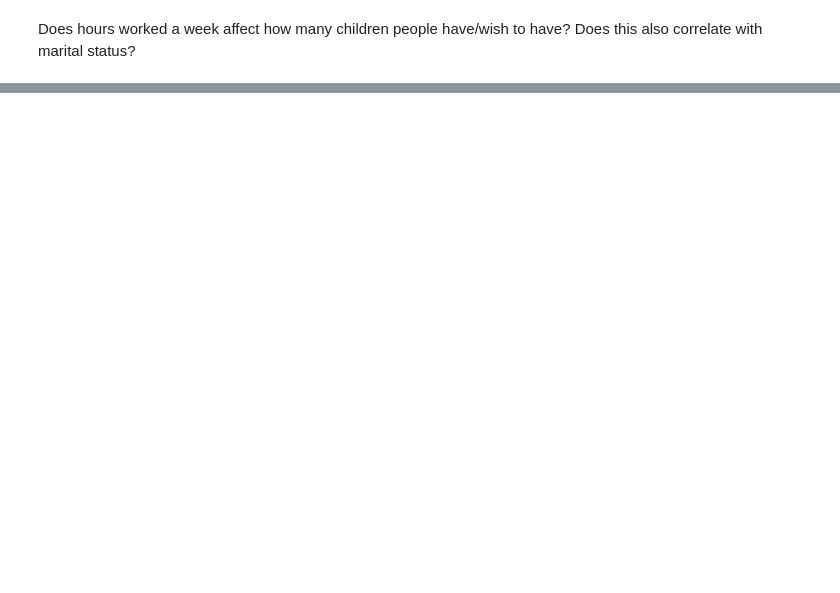
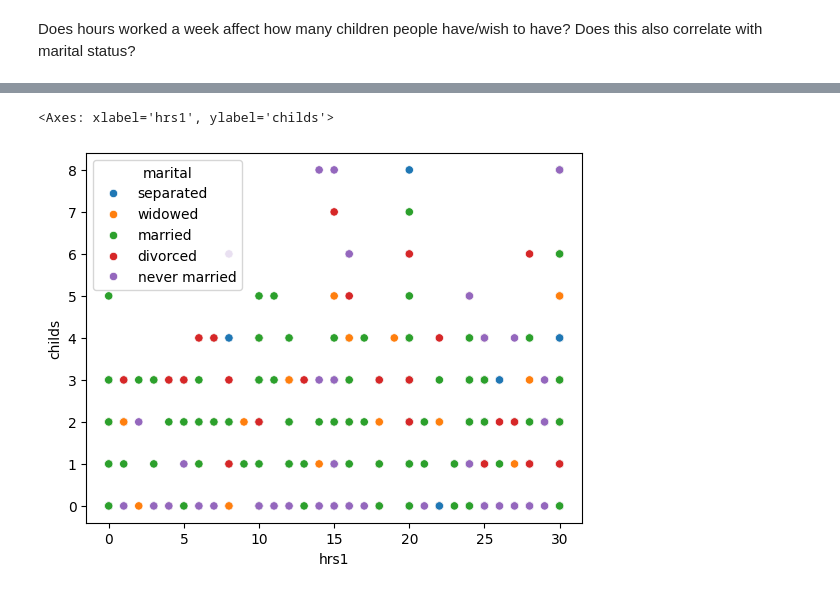
Before and after one commit to imdressel/project_gss, a Jupyter notebook: GSS_Catherine's_Part.ipynb, the cells around one changed output, grey strips where cells are left out. Drawn from its saved outputs; the diff is of its cells as text; code cells hidden in the pictures; blank space fills up the shorter version.

```diff
--- a/GSS_Catherine's_Part.ipynb
+++ b/GSS_Catherine's_Part.ipynb
@@ -106,0 +117,9 @@ sns.scatterplot(data=df, x=hrs1, y=childs, hue=marital)
+# %%
+# what if we only consider part time workers (people who work 30 hours or less a week)
+
+hrs_40 = df[df['hrs1'] <= 30]
+hrs_40.head()
+sns.scatterplot(data=hrs_40, x=hrs_40['hrs1'], y=hrs_40['childs'], hue=hrs_40['marital'])
+# %% [output]
+<Axes: xlabel='hrs1', ylabel='childs'>
+[figure, added]
```
Also changed, not shown: parts of 7 cells of this notebook.
